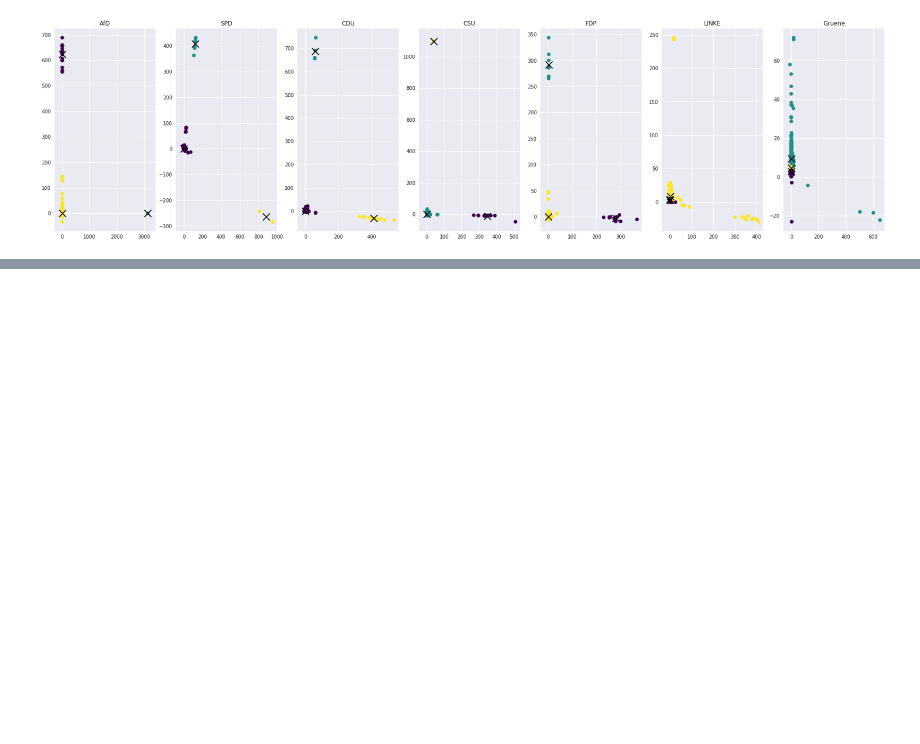
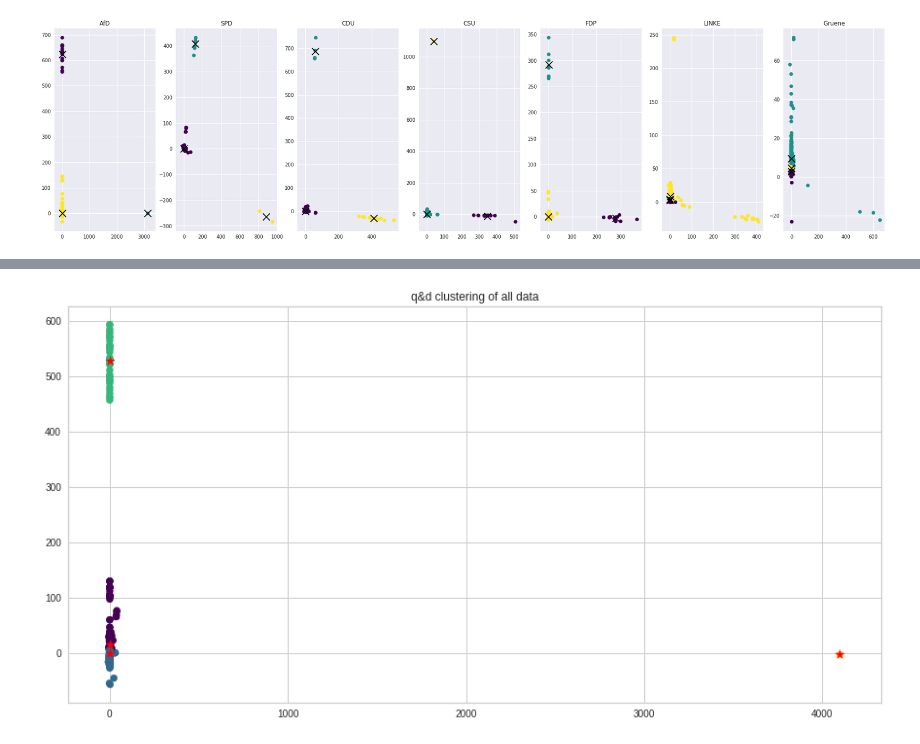
Before and after one commit to FranziSchmitt/Twitter_sentimentanalysis, a Jupyter notebook: Scripts/text_preprocessing.ipynb, the cells around one changed output, grey strips where cells are left out. Cells and saved outputs as stored; diff of their text form; code cells hidden in the pictures; blank space fills up the shorter version.

```diff
--- a/Scripts/text_preprocessing.ipynb
+++ b/Scripts/text_preprocessing.ipynb
@@ -211,0 +251,29 @@ for i, party in enumerate(parties):
+# %%
+""" define KMeans with the optimal number of clusters derived from the elbow visualizer"""
+
+kmeans_clsf2 = KMeans(n_clusters=4, # number of desired clusters
+                     random_state=123,
+                     n_init = 10, # run algorithm 10 times independently with different random centroids to choose the final model as the one with lowest sse
+                     init='random',
+                     max_iter=50, # max number of iterations per single run
+                     tol=1e-04) # controls tolerance with regard to the changes in the within-cluster sse to declare convergence
+# %%
+def second_clustering(df):
+    """
+    Function used to prepare text data for KMeans classifier (use preprocessing pipelins)
+    and to apply KMeans
+    returns feature "coordinates" (X2), cluster (y_km2), and cluster centers (centers2)"""
+
+
+    X2 = {}
+    y_km2 = {}
+    centers2 = {}
+
+    text = (df.loc[:, 'full_text']).tolist()
+
+    X2 = preprocessing_pipe.fit_transform(text)
+
+    y_km2 = kmeans_clsf2.fit_predict(X2)
+    centers2 = kmeans_clsf2.cluster_centers_
+
+    return X2, y_km2, centers2
@@ -211,0 +284,10 @@ for i, party in enumerate(parties):
+# %%
+""" Plot features, cluster and cluster centers"""
+
+plt.figure(figsize=(15, 7.5))
+plt.scatter(X2[:, 0], X2[:, 1], c=y_km2, s=50, cmap='viridis')
+plt.scatter(centers2[:, 0], centers2[:, 1], c='red', s=100, marker='*')
+plt.title('q&d clustering of all data')
+plt.show()
+# %% [output]
+[figure, added]
```
Also changed, not shown: parts of 23 cells of this notebook.
